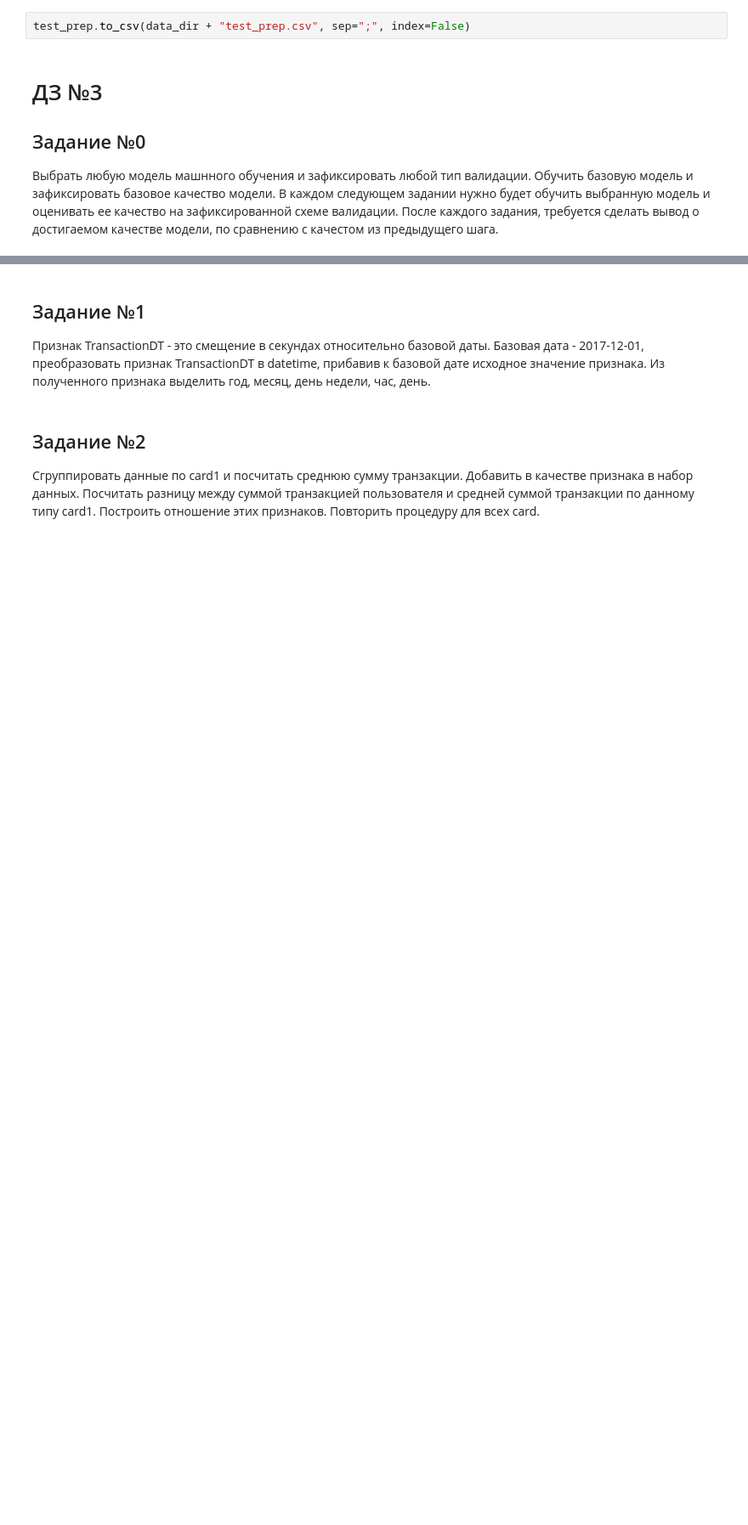
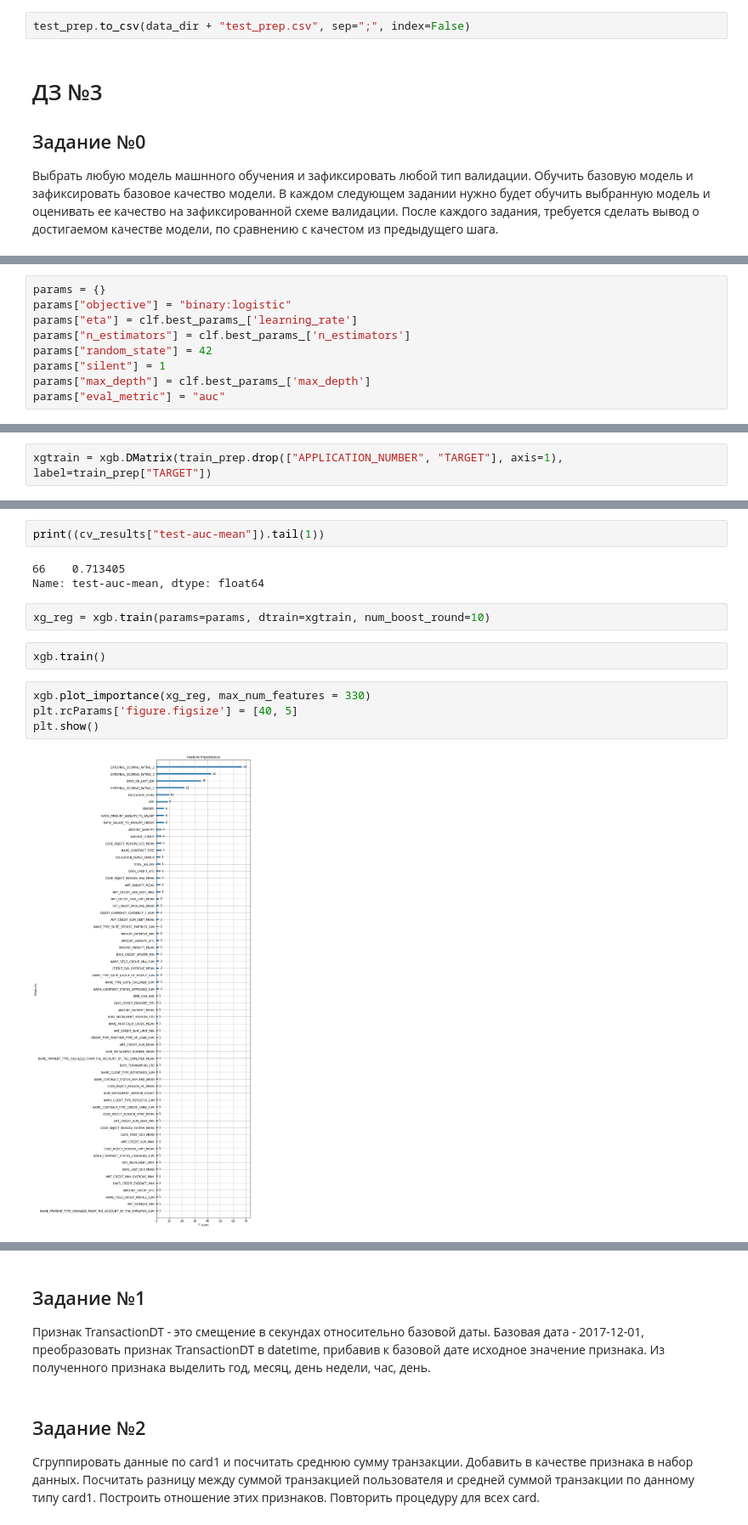
Before and after one commit to VitalyGladyshev/Python_for_DS, a Jupyter notebook: HW_03.ipynb, the cells around one changed output, grey strips where cells are left out. Shown at 85% size. Drawn from its saved outputs; the diff is of its cells as text; blank space fills up the shorter version.

```diff
--- a/HW_03.ipynb
+++ b/HW_03.ipynb
@@ -859,0 +969,9 @@ test_prep.to_csv(data_dir + "test_prep.csv", sep=";", index=False)
+# %%
+params = {}
+params["objective"] = "binary:logistic"
+params["eta"] = clf.best_params_['learning_rate']
+params["n_estimators"] = clf.best_params_['n_estimators']
+params["random_state"] = 42
+params["silent"] = 1
+params["max_depth"] = clf.best_params_['max_depth']
+params["eval_metric"] = "auc"
@@ -859,0 +1098,2 @@ test_prep.to_csv(data_dir + "test_prep.csv", sep=";", index=False)
+# %%
+xgtrain = xgb.DMatrix(train_prep.drop(["APPLICATION_NUMBER", "TARGET"], axis=1), label=train_prep["TARGET"])
@@ -859,0 +1118,15 @@ test_prep.to_csv(data_dir + "test_prep.csv", sep=";", index=False)
+# %%
+print((cv_results["test-auc-mean"]).tail(1))
+# %% [output]
+66    0.713405
+Name: test-auc-mean, dtype: float64
+# %%
+xg_reg = xgb.train(params=params, dtrain=xgtrain, num_boost_round=10)
+# %%
+xgb.train()
+# %%
+xgb.plot_importance(xg_reg, max_num_features = 330)
+plt.rcParams['figure.figsize'] = [40, 5]
+plt.show()
+# %% [output]
+[figure, added]
```
Also changed, not shown: parts of 53 cells of this notebook.
